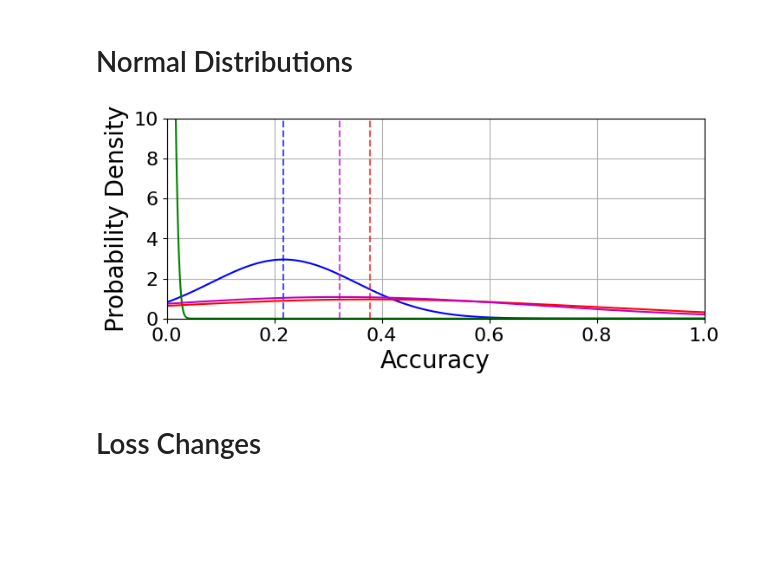
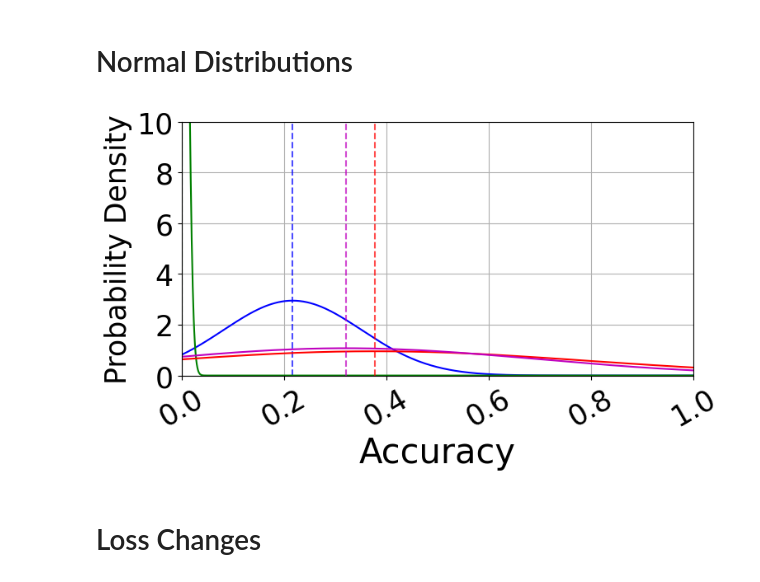
Before and after one commit to MoraiT01/study_on_unlearning, a Jupyter notebook: notebooks/graphics.ipynb, the cells around one changed output. Cells and saved outputs as stored; diff of their text form; code cells hidden in the pictures; blank space fills up the shorter version.

```diff
--- a/notebooks/graphics.ipynb
+++ b/notebooks/graphics.ipynb
@@ -251,39 +314,39 @@ values33 = np.array([
 
 # Create an x range for plotting
 x = np.linspace(0, 1, 1000)
 
 # Create a new figure
-plt.figure(figsize=(8, 3))
+plt.figure(figsize=(8, 4))
 
 
 v = values33
 means, std_devs = v[0], np.sqrt(v[1])
 # Define the names of the distributions
 distribution_names = ["Retrained", "Gradient Ascent", "FEMU+", "GeFeU"]
 colors = ['b', 'g', 'r', 'm']  # Different colors for each distribution
 
 # Plot each normal distribution with a label
 for mean, std_dev, name, color in zip(means, std_devs, distribution_names, colors):
     if std_dev > 0:  # Avoid division by zero for zero variance
         y = norm.pdf(x, mean, std_dev)
         plt.axvline(mean, color=color, linestyle="dashed", alpha=0.7)
         plt.plot(x, y, label=name, color=color)
 
 # Adding labels, title, and legend
 # plt.title('Normal Distributions with of ')
-plt.xlabel('Accuracy', fontsize=20)
-plt.ylabel('Probability Density', fontsize=20)
+plt.xlabel('Accuracy', fontsize=30)
+plt.ylabel('Probability Density', fontsize=25)
 plt.xlim(0, 1)
-plt.xticks(size=16)
+plt.xticks(fontsize=25, rotation=30)
 plt.ylim(0, 10)
-plt.yticks(size=16)
+plt.yticks(fontsize=25)
 plt.grid(True)
 # plt.legend()
 
 # Display the plot
 plt.show()
 # %% [output]
-[figure, old version]
+[figure, new version]
 # %% [markdown]
 # Loss Changes
 # %%
```
Also changed, not shown: parts of 4 cells of this notebook.
